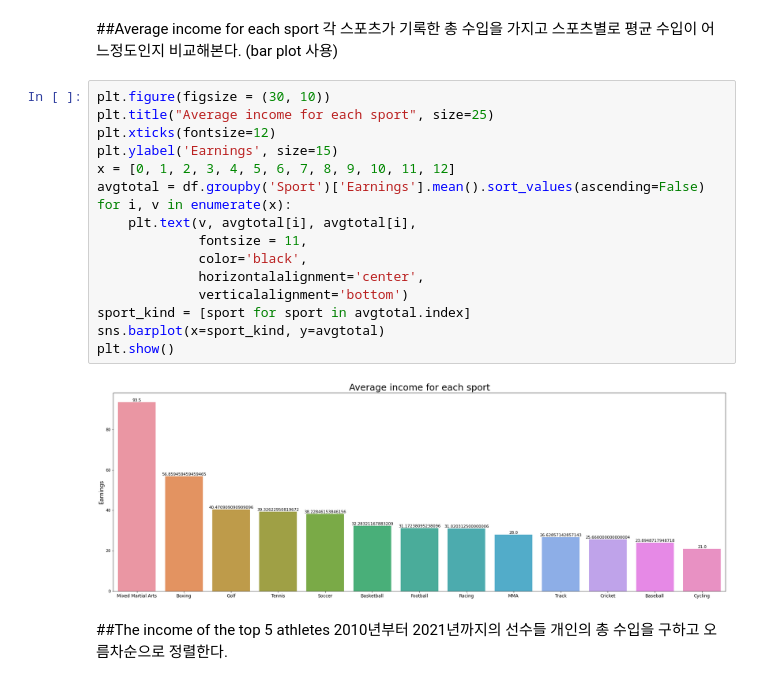
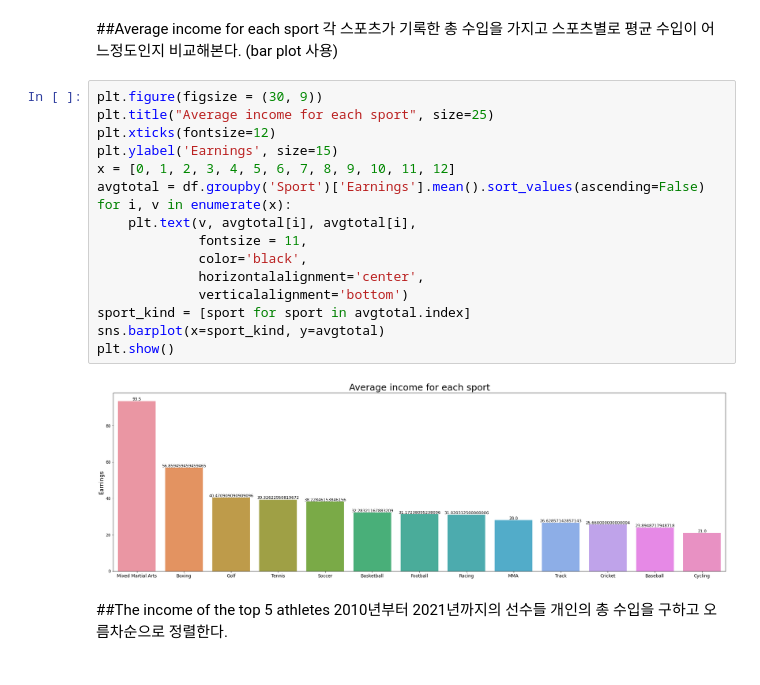
Before and after one commit to gjsin1105/DAP__, a Jupyter notebook: FinalProject.ipynb, the cells around one changed output. Saved outputs shown, nothing was run; the diff lists cells and outputs as text.

```diff
--- a/FinalProject.ipynb
+++ b/FinalProject.ipynb
@@ -79,23 +79,23 @@ Name: Earnings, dtype: float64
 각 스포츠가 기록한 총 수입을 가지고 스포츠별로 평균 수입이 어느정도인지 비교해본다.
 (bar plot 사용)
 # %%
-plt.figure(figsize = (30, 10))
+plt.figure(figsize = (30, 9))
 plt.title("Average income for each sport", size=25)
 plt.xticks(fontsize=12)
 plt.ylabel('Earnings', size=15)
 x = [0, 1, 2, 3, 4, 5, 6, 7, 8, 9, 10, 11, 12]
 avgtotal = df.groupby('Sport')['Earnings'].mean().sort_values(ascending=False)
 for i, v in enumerate(x):
     plt.text(v, avgtotal[i], avgtotal[i],
              fontsize = 11,
              color='black',
              horizontalalignment='center',
              verticalalignment='bottom')
 sport_kind = [sport for sport in avgtotal.index]
 sns.barplot(x=sport_kind, y=avgtotal)
 plt.show()
 # %% [output]
-[figure, old version]
+[figure, new version]
 # %% [markdown]
 ##The income of the top 5 athletes
 2010년부터 2021년까지의 선수들 개인의 총 수입을 구하고 오름차순으로 정렬한다.
```
Also changed, not shown: parts of 1 cell of this notebook.
